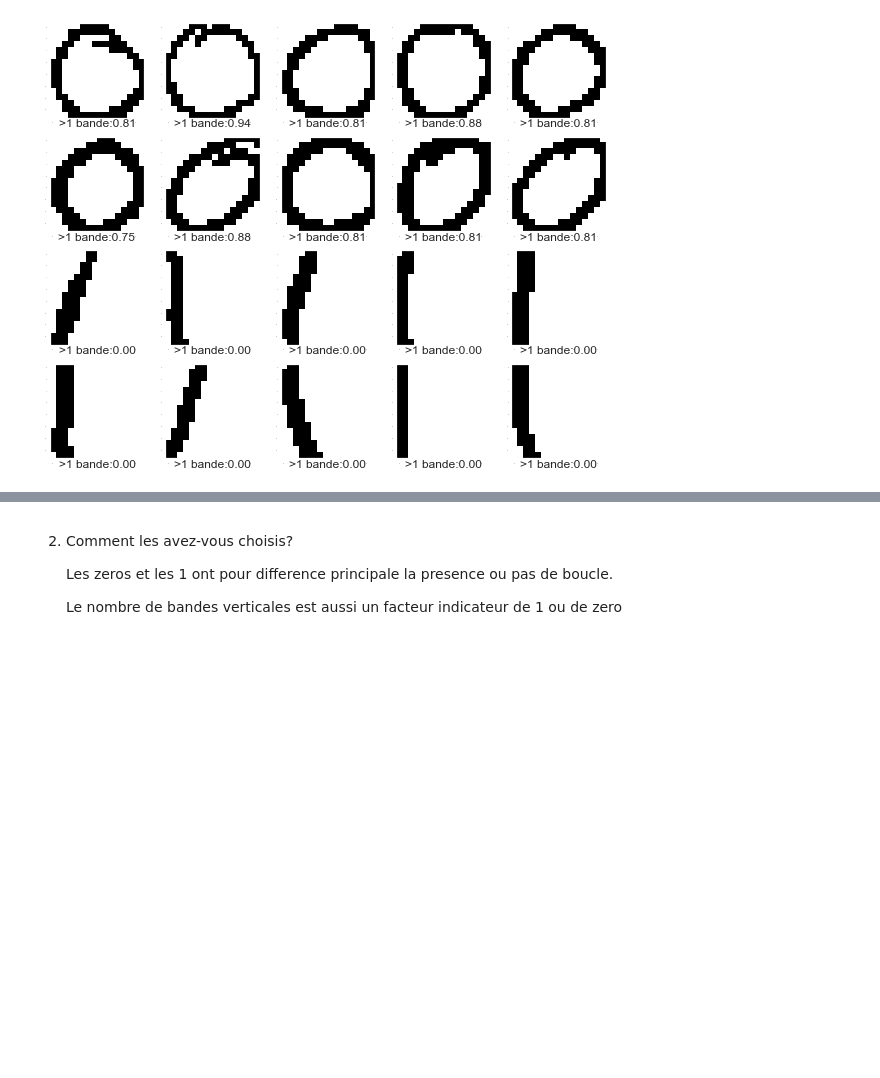
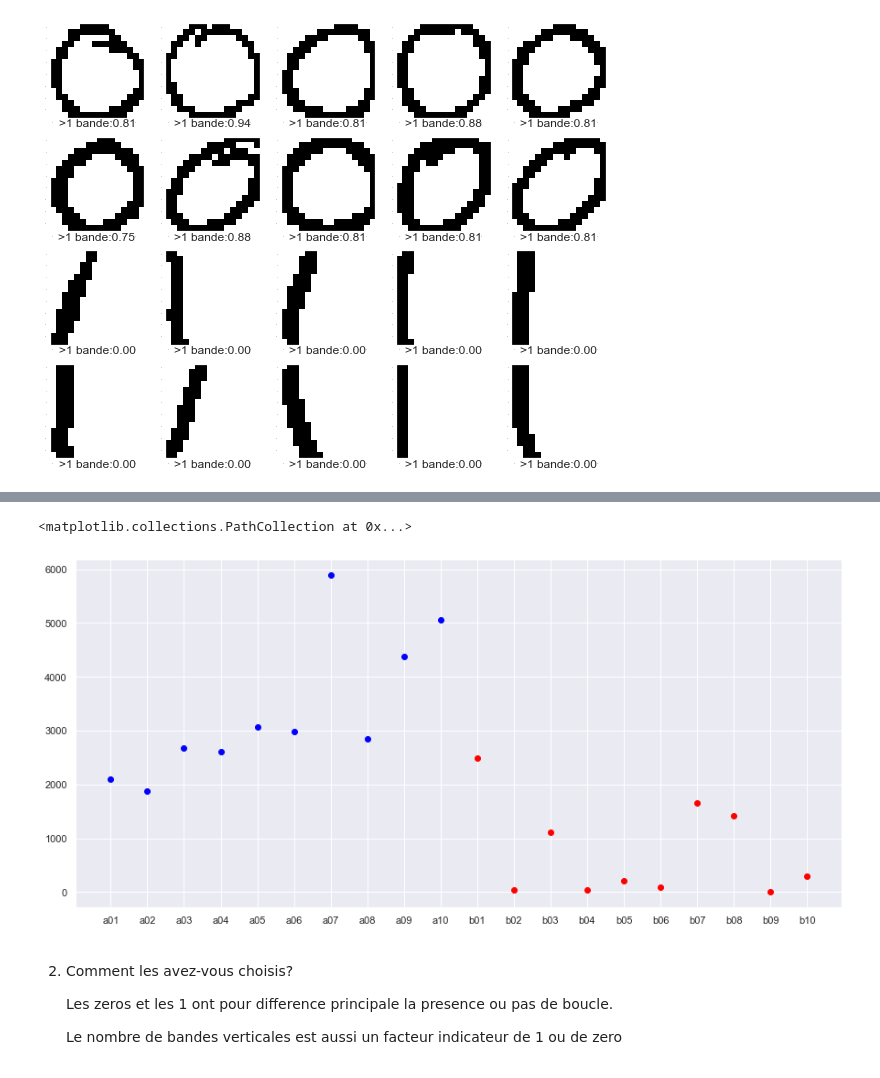
Before and after one commit to MK8BK/SDprojet_image_s2, a Jupyter notebook: 4_analyse_de_donnees.ipynb, the cells around one changed output, grey strips where cells are left out. Saved outputs shown, nothing was run; the diff lists cells and outputs as text; code cells hidden in the pictures; blank space fills up the shorter version.

```diff
--- a/4_analyse_de_donnees.ipynb
+++ b/4_analyse_de_donnees.ipynb
@@ -219,3 +289,12 @@ image_grid(images,
+# %%
+f = plt.figure()
+f.set_figwidth(15)
+f.set_figheight(7)
+plt.scatter([images.index[i][:-4] for i in range(10)],fits[:10], color='blue')
+plt.scatter([images.index[i][:-4] for i in range(10,20)],fits[10:], color='red')
+# %% [output]
+<matplotlib.collections.PathCollection at 0x...>
+[figure, added]
 # %% [markdown]
 2. Comment les avez-vous choisis?
 
```
Also changed, not shown: parts of 11 cells of this notebook, 2 other files.
